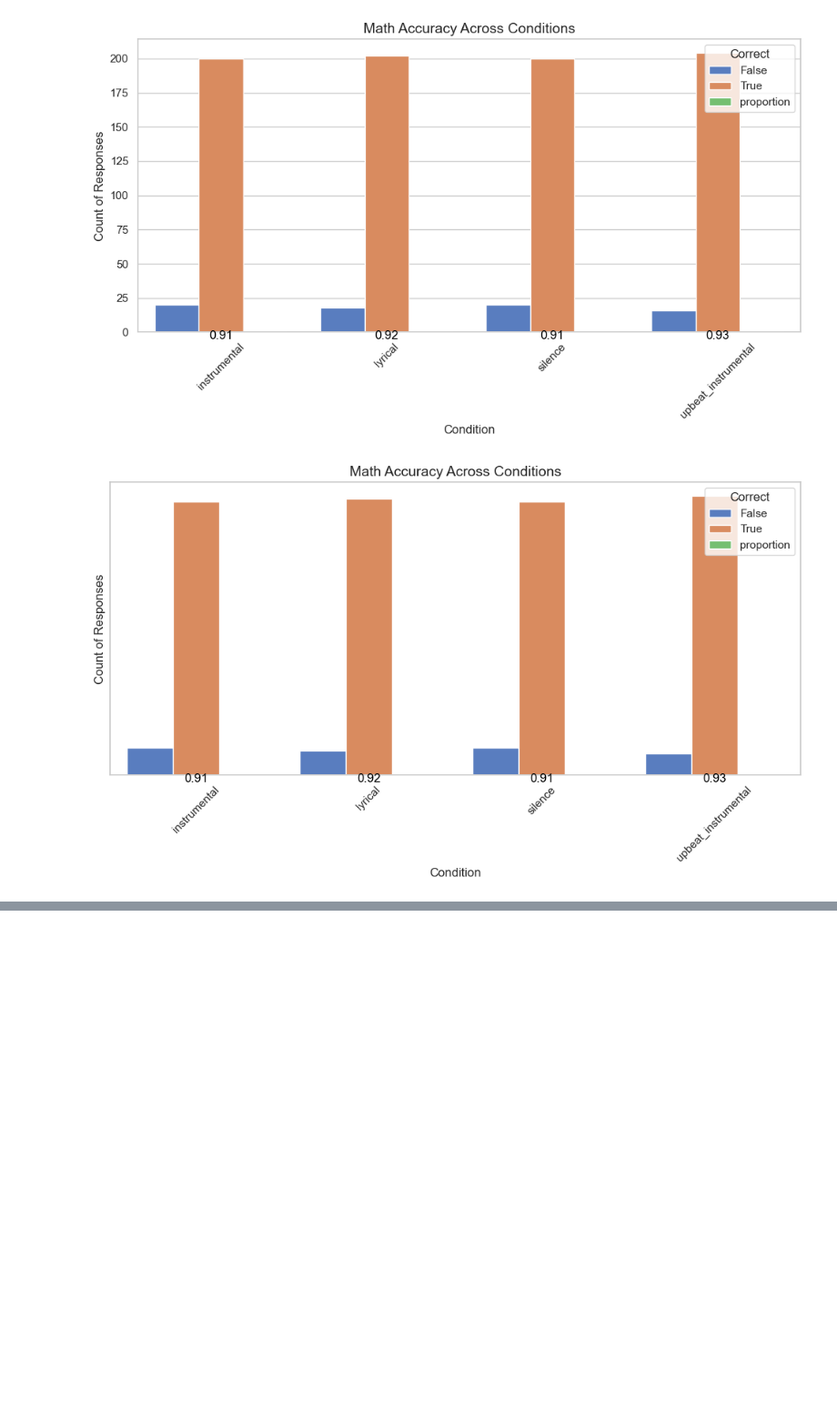
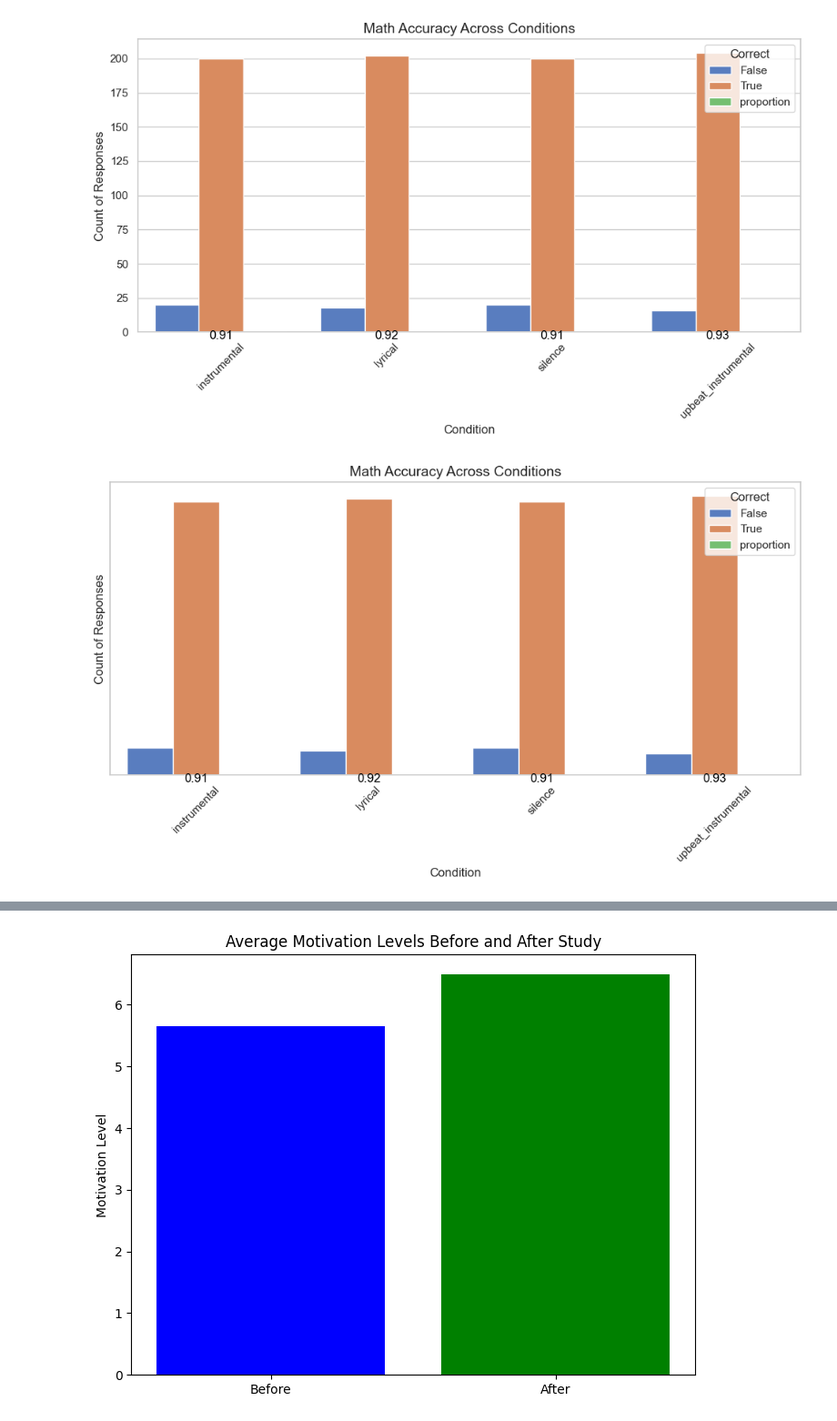
Before and after one commit to JHCelaya/Cogs164Project, a Jupyter notebook: analysis/analysis.ipynb, the cells around one changed output, grey strips where cells are left out. Shown at 91% size. Drawn from its saved outputs; the diff is of its cells as text; code cells hidden in the pictures; blank space fills up the shorter version.

Commit message:
graphs

```diff
--- a/analysis/analysis.ipynb
+++ b/analysis/analysis.ipynb
@@ -679,3 +679,93 @@ plt.tight_layout()
 plt.show()
 # %% [output]
 [figure]
+# %%
+import pandas as pd
+import matplotlib.pyplot as plt
+import seaborn as sns
+from collections import Counter
+import ast
+
+# Load the data
+data = pd.read_csv('Expanded_Response_Data.csv')
+
+# 1. Before and After Motivation Levels
+before_motivation = data['baseline-study-motivation'].mean()
+after_motivation = data['reflect-study-motivation'].mean()
+
+print(f"Average Before Motivation: {before_motivation}")
+print(f"Average After Motivation: {after_motivation}")
+
+# Plotting motivation levels
+plt.figure(figsize=(8, 6))
+plt.bar(['Before', 'After'], [before_motivation, after_motivation], color=['blue', 'green'])
+plt.title('Average Motivation Levels Before and After Study')
+plt.ylabel('Motivation Level')
+plt.show()
+
+# 2. Most Popular Genres
+# Extract and flatten the list of genres
+all_genres = []
+for genre_list in data['baseline-music-type']:
+    try:
+        # Convert string representation of list to actual list
+        genres = ast.literal_eval(genre_list)
+        all_genres.extend(genres)
+    except:
+        # Handle cases where the data is not a list (e.g., NaN or other formats)
+        pass
+
+# Count the frequency of each genre
+genre_counts = Counter(all_genres)
+
+# Convert to DataFrame for easier plotting
+genre_df = pd.DataFrame(genre_counts.items(), columns=['Genre', 'Count']).sort_values(by='Count', ascending=False)
+
+# Plotting most popular genres
+plt.figure(figsize=(12, 8))
+sns.barplot(x='Genre', y='Count', data=genre_df, palette='viridis')
+plt.title('Most Popular Genres')
+plt.xlabel('Genre')
+plt.ylabel('Count')
+plt.xticks(rotation=45)
+plt.show()
+
+# 3. Age Range
+age_range = (data['baseline-age'].min(), data['baseline-age'].max())
+print(f"Age Range: {age_range}")
+
+# Plotting age distribution
+plt.figure(figsize=(8, 6))
+sns.histplot(data['baseline-age'], bins=10, kde=True, color='orange')
+plt.title('Age Distribution')
+plt.xlabel('Age')
+plt.ylabel('Frequency')
+plt.show()
+
+# 4. Racial Demographics
+# Extract and flatten the list of races
+all_races = []
+for race_list in data['baseline-race']:
+    try:
+        # Convert string representation of list to actual list
+        races = ast.literal_eval(race_list)
+        all_races.extend(races)
+    except:
+        # Handle cases where the data is not a list (e.g., NaN or other formats)
+        pass
+
+# Count the frequency of each race
+race_counts = Counter(all_races)
+
+# Convert to DataFrame for easier plotting
+race_df = pd.DataFrame(race_counts.items(), columns=['Race', 'Count']).sort_values(by='Count', ascending=False)
+
+# Plotting racial demographics
+plt.figure(figsize=(10, 6))
+sns.barplot(x='Race', y='Count', data=race_df, palette='magma')
+plt.title('Racial Demographics')
+plt.xlabel('Race')
+plt.ylabel('Count')
+plt.xticks(rotation=45)
+plt.show()
+# %% [output]
@@ -681,0 +774 @@ plt.show()
+[figure, added]
```
Also changed, not shown: parts of 3 cells of this notebook, 1 other file.
